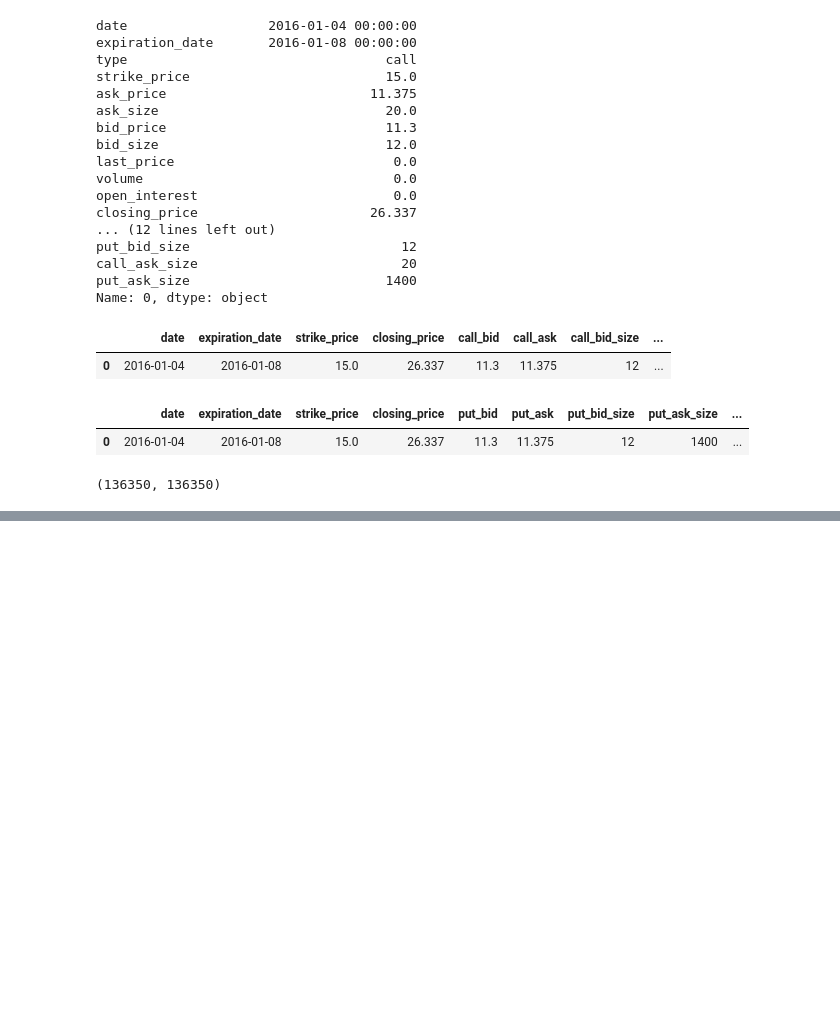
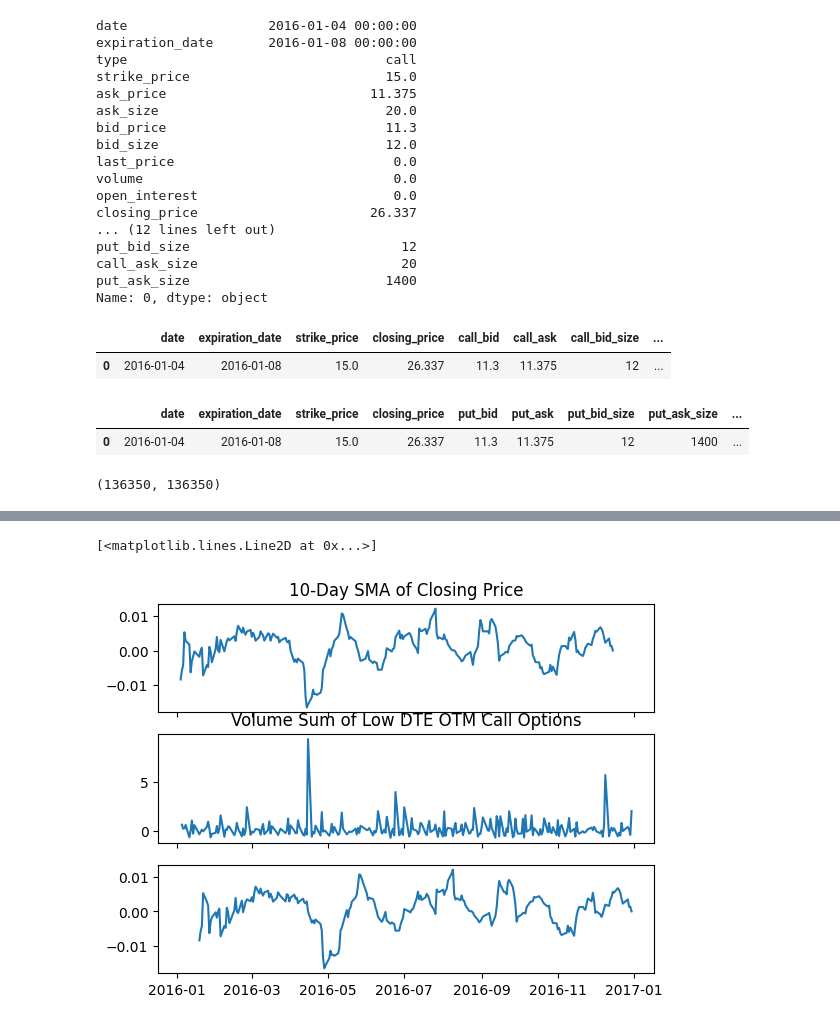
Before and after one commit to joeHollander/Quant_Finance, a Jupyter notebook: Options/LowDTEOptionFlows.ipynb, the cells around one changed output, grey strips where cells are left out. Saved outputs shown, nothing was run; the diff lists cells and outputs as text; code cells hidden in the pictures; blank space fills up the shorter version.

```diff
--- a/Options/LowDTEOptionFlows.ipynb
+++ b/Options/LowDTEOptionFlows.ipynb
@@ -177,0 +222,11 @@ call_date_df.head(1)
+# %%
+sma = call_date_df["closing_price"].pct_change().rolling(window=10).mean()
+fig, ax = plt.subplots(3, sharex=True)
+ax[0].plot(sma.shift(-10))
+ax[0].set_title("10-Day SMA of Closing Price")
+ax[1].plot(call_date_df.apply(sum_based_on_both, axis=1).pct_change())
+ax[1].set_title("Volume Sum of Low DTE OTM Call Options")
+ax[2].plot(sma)
+# %% [output]
+[<matplotlib.lines.Line2D at 0x...>]
+[figure, added]
```
Also changed, not shown: parts of 6 cells of this notebook, 1 other file.
